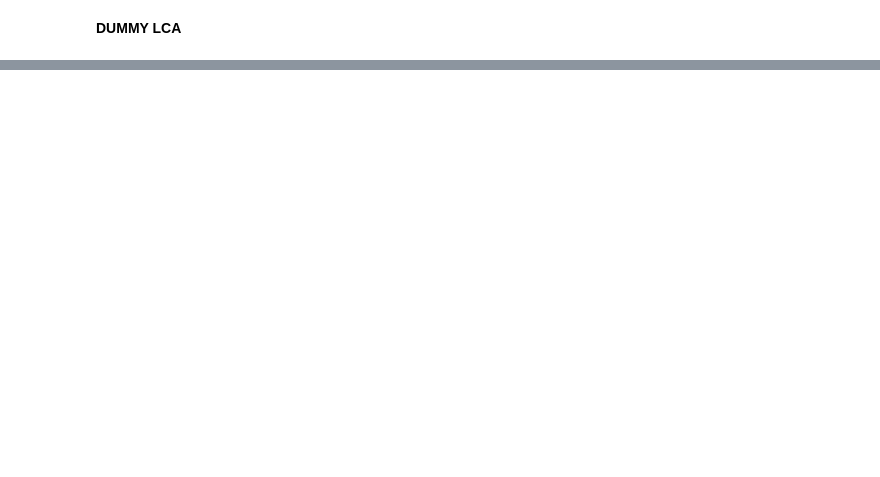
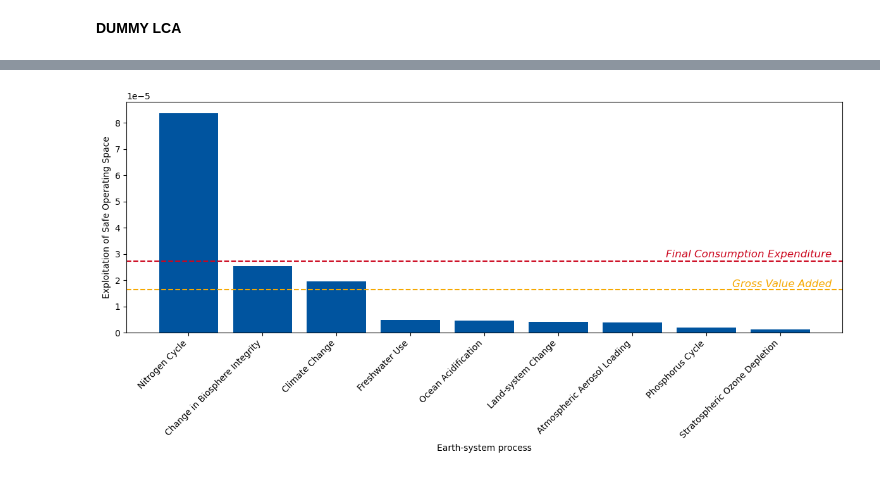
Before and after one commit to RWTH-LTT/pbaesa, a Jupyter notebook: pb-aesa/package.ipynb, the cells around one changed output, grey strips where cells are left out. Drawn from its saved outputs; the diff is of its cells as text; code cells hidden in the pictures; blank space fills up the shorter version.

Commit message:
Update package.ipynb; ignore data files

```diff
--- a/pb-aesa/package.ipynb
+++ b/pb-aesa/package.ipynb
@@ -696,22 +1291,19 @@ my_allocation_factor
 # %%
-import bw2calc as bc
+my_process = ei.get(name='wheat grain production', location='DE')
 
-m = [met for met in bd.methods if "Planetary Boundaries" in str(met)]
-
-dummy_process = [act for act in ei if 'DE' in act ['location'] and 'wheat grain production' in act ['name']][0]
-
+fu = 22.6 * 10e6
 
 functional_unit = {
-    "dummy_process": {ei.get(dummy_process["code"]).id: 22.6 * 10e9},
+    "wheat production": {my_process.id: fu },
 }
 config = {
-    "impact_categories": m
+    "impact_categories": m,
 }
-data_objs = bd.get_multilca_data_objs(functional_units=functional_unit, method_config=config)
+data_objs = bd.get_multilca_data_objs(
+    functional_units=functional_unit, method_config=config
+)
 
 mlca = bc.MultiLCA(demands=functional_unit, method_config=config, data_objs=data_objs)
 mlca.lci()
 mlca.lcia()
 mlca_scores = mlca.scores
-
-exploit = calculate_exploitation_of_SOS(mlca_scores)
@@ -721,0 +1310,4 @@ plot_exploitation_of_SOS(exploit)
+# %%
+exploitations = calculate_exploitation_of_SOS(mlca_scores)
+
+exploitations
@@ -721,0 +1333,4 @@ plot_exploitation_of_SOS(exploit)
+# %%
+plot_AESA(exploitations, total_fce, total_gva)
+# %% [output]
+[figure, added]
```
Also changed, not shown: parts of 31 cells of this notebook, 1 other file.
